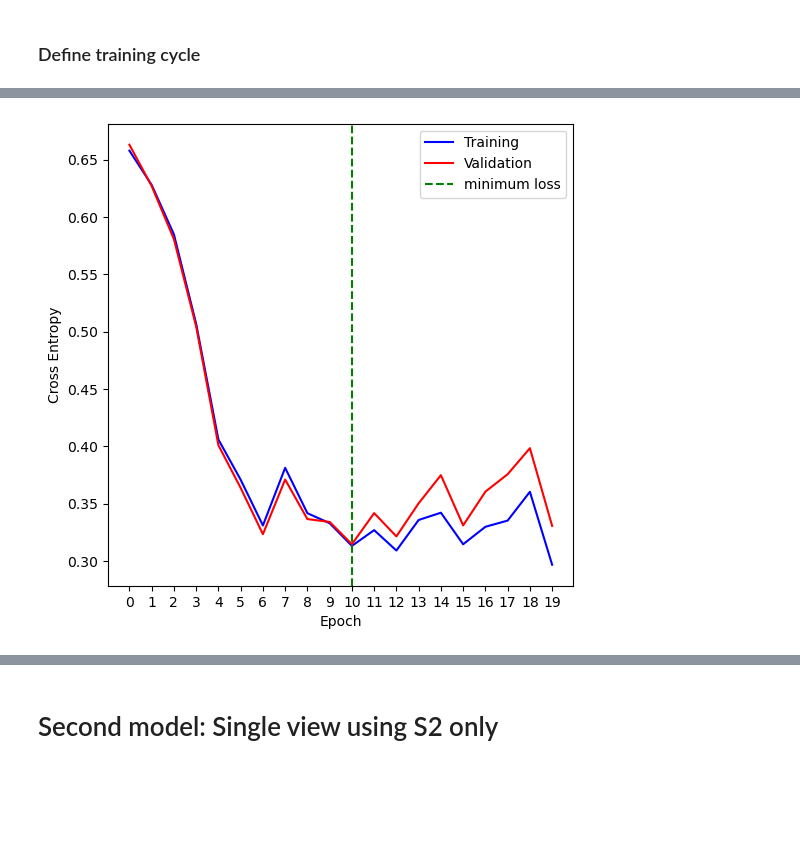
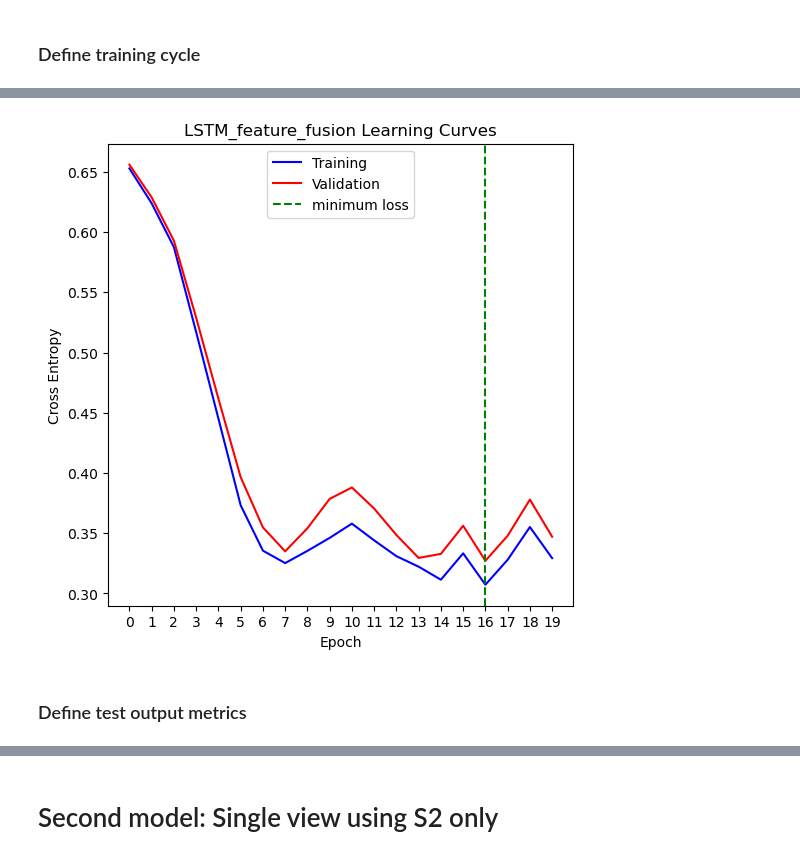
Before and after one commit to jeromma/UNCC-Applied-Machine_Learning, a Jupyter notebook: project_run.ipynb, the cells around one changed output, grey strips where cells are left out. Cells and saved outputs as stored; diff of their text form; code cells hidden in the pictures; blank space fills up the shorter version.

```diff
--- a/project_run.ipynb
+++ b/project_run.ipynb
@@ -92,7 +100,6 @@ class ch_data():
         else:
             self.data['view_names'] = views
         self.data['targets'] = xr_ds.target.to_numpy().flatten()
-        self.data['view'] = {}
         for view_name in self.data['view_names']:
             self.data[view_name] = {}
             data = xr_ds[view_name].to_numpy()
@@ -112,6 +119,17 @@ class ch_data():
             views_dict[view_name] = self.data[view_name]['data'][idx]
         target = self.data['targets'][idx]
         return views_dict, target
+    def __repr__(self):
+        head_str = f'Name: {self.name}\nData:\n\tViews:\n'
+        view_list = []
+        for view_name in self.data['view_names']:
+            vl = f'\t\t{view_name:<9}: {self.data[view_name]["data"].shape}\n'
+            view_list.append(vl)
+        num_targets = len(self.data['targets'])
+        pos_targets = sum(self.data['targets'])
+        neg_targets = num_targets - pos_targets
+        tail_str = f'\tTargets:\n\t\tCount: {num_targets}\n\t\tPositive: {pos_targets}\n\t\tNegative: {neg_targets}'
+        return head_str+''.join(view_list)+tail_str
     def z_scale(self):
         for view_name in self.data['view_names']:
             mean = self.data[view_name]['mean']
@@ -271,8 +305,8 @@ class LSTM_feature_fusion(nn.Module):
 # %% [markdown]
 ### Instantiate model and list it
 # %%
-model = LSTM_feature_fusion(architecture)
-print(model)
+MV_model = LSTM_feature_fusion(architecture)
+print(MV_model)
 # %% [output]
 LSTM_feature_fusion(
   (views_encoder): ModuleDict(
@@ -301,7 +335,7 @@ print(f' Total learnable parameters = {sum(p.numel() for p in model.parameters()
 labels = np.unique(train_ds.data['targets'])
 weights = compute_class_weight(class_weight='balanced', classes=labels, y=train_ds.data['targets'])
 # %%
-optimizer = torch.optim.Adam(model.parameters(), lr=1e-3, weight_decay=0)
+optimizer = torch.optim.Adam(MV_model.parameters(), lr=1e-3, weight_decay=0)
 loss_func = nn.CrossEntropyLoss(weight=torch.tensor(weights, dtype=torch.float))
 print(optimizer)
 # %% [output]
@@ -366,6 +400,8 @@ def training_cycle(model, loss_func, optimizer, data, n_epochs=20):
         print(f'Epoch {epoch}: Train Cross Entropy {train_ce:.4f}, Validation Cross Entropy {val_ce:.4f}, '
               f'Validation F1 Macro {val_f1_macro:.4f}')
 
+    model_name = model.__class__.__name__
+
     plt.figure(figsize=(6,6))
     plt.plot(train_ce_log, 'b-', label='Training')
     plt.plot(val_ce_log, 'r-', label='Validation')
@@ -374,11 +410,13 @@ def training_cycle(model, loss_func, optimizer, data, n_epochs=20):
     plt.xticks(np.arange(0, n_epochs, 1.0))
     plt.xlabel('Epoch')
     plt.ylabel('Cross Entropy')
+    plt.title(f'{model_name} Learning Curves')
     plt.legend()
+    plt.savefig(f'figures/{model_name}_learning_curve.jpg')
     plt.show()
 
     return best_model_state
 # %%
 EPOCH = 20
-best_model_state = training_cycle(model, loss_func, optimizer, data, n_epochs=EPOCH)
+best_model_state = training_cycle(MV_model, loss_func, optimizer, data, n_epochs=EPOCH)
 # %% [output]
@@ -405,2 +443,4 @@ Epoch 19: Train Cross Entropy 0.2967, Validation Cross Entropy 0.3306, Validatio
-[figure, old version]
+[figure, new version]
+# %% [markdown]
+### Define test output metrics
 # %%
```
Also changed, not shown: parts of 16 cells of this notebook, 4 other files.
